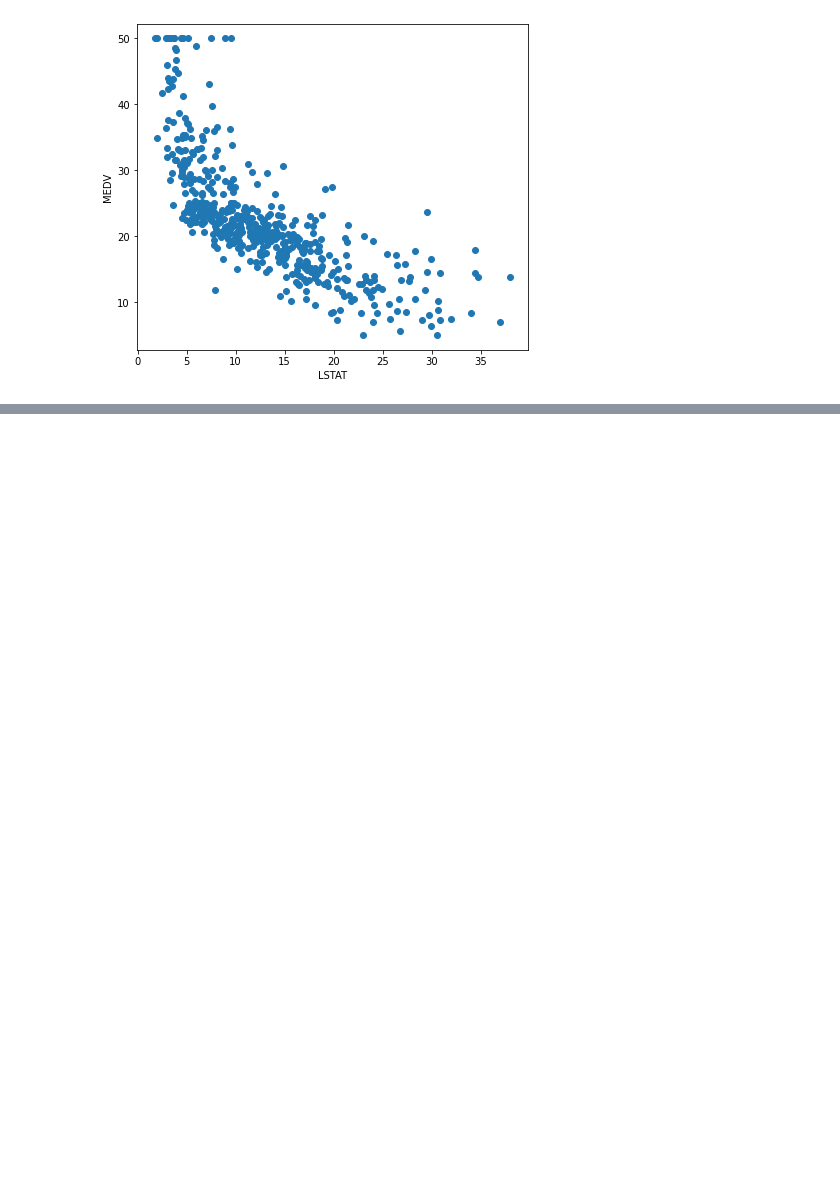
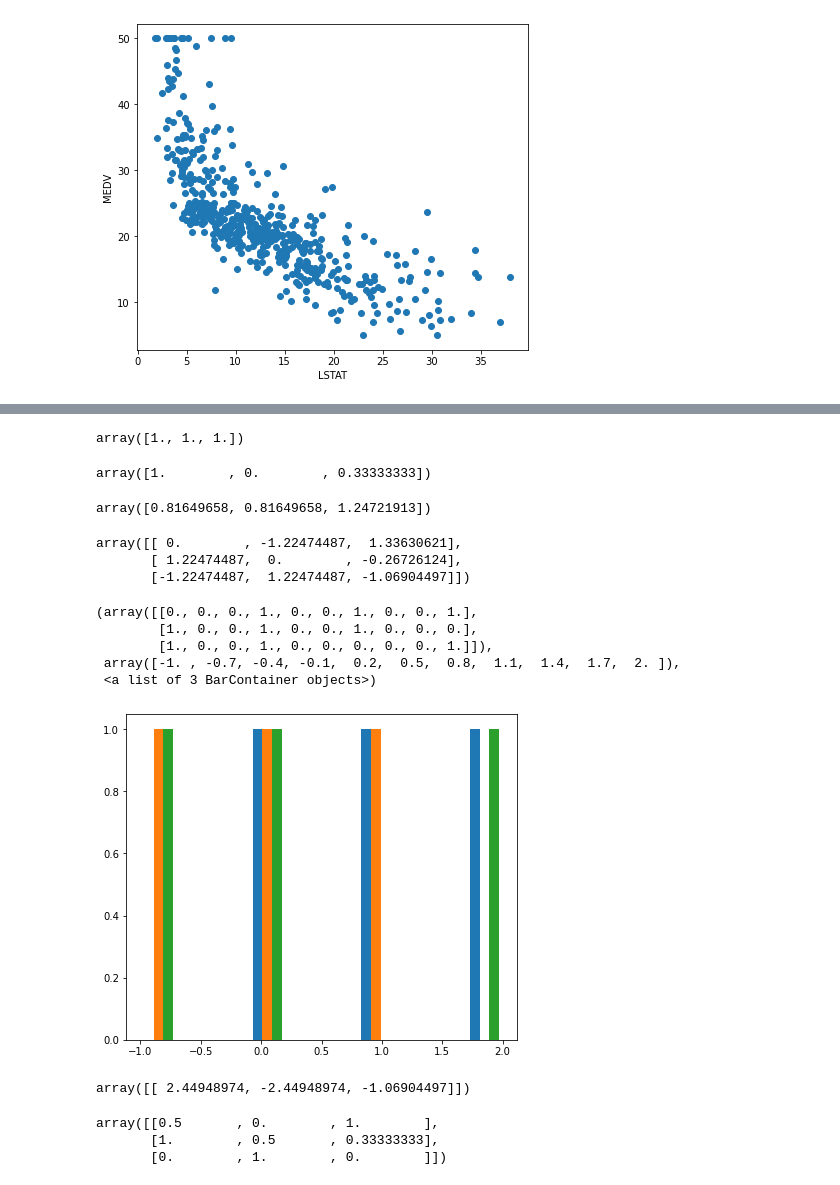
Before and after one commit to Nas-Azzam/Complete-ML-Code-With-Python, a Jupyter notebook: Data PreProcessiong/Data Preprocessing.ipynb, the cells around one changed output, grey strips where cells are left out. Cells and saved outputs as stored; diff of their text form; code cells hidden in the pictures; blank space fills up the shorter version.

```diff
--- a/Data PreProcessiong/Data Preprocessing.ipynb
+++ b/Data PreProcessiong/Data Preprocessing.ipynb
@@ -40,0 +39,2 @@ X_train = np.array
+# %%
+X_train = np.array([[1., -1., 2.],[2., 0., 0.],[0., 1., -1.]])
@@ -40,0 +56,4 @@ X_train = np.array
+# %%
+X_scaled.std(axis=0)
+# %% [output]
+array([1., 1., 1.])
@@ -40,0 +63,24 @@ X_train = np.array
+# %%
+scaler.mean_
+# %% [output]
+array([1.        , 0.        , 0.33333333])
+# %%
+scaler.scale_
+# %% [output]
+array([0.81649658, 0.81649658, 1.24721913])
+# %%
+ scaler.transform(X_train)
+# %% [output]
+array([[ 0.        , -1.22474487,  1.33630621],
+       [ 1.22474487,  0.        , -0.26726124],
+       [-1.22474487,  1.22474487, -1.06904497]])
+# %%
+plt.figure(figsize=(7,6))
+plt.hist(X_train)
+# %% [output]
+(array([[0., 0., 0., 1., 0., 0., 1., 0., 0., 1.],
+        [1., 0., 0., 1., 0., 0., 1., 0., 0., 0.],
+        [1., 0., 0., 1., 0., 0., 0., 0., 0., 1.]]),
+ array([-1. , -0.7, -0.4, -0.1,  0.2,  0.5,  0.8,  1.1,  1.4,  1.7,  2. ]),
+ <a list of 3 BarContainer objects>)
+[figure, added]
@@ -40,0 +89,4 @@ X_train = np.array
+# %%
+scaler.transform(X_test)
+# %% [output]
+array([[ 2.44948974, -2.44948974, -1.06904497]])
@@ -40,0 +96,7 @@ X_train = np.array
+# %%
+X_train_minmax = min_max_scaler.fit_transform(X_train)
+X_train_minmax
+# %% [output]
+array([[0.5       , 0.        , 1.        ],
+       [1.        , 0.5       , 0.33333333],
+       [0.        , 1.        , 0.        ]])
```
Also changed, not shown: parts of 29 cells of this notebook.
